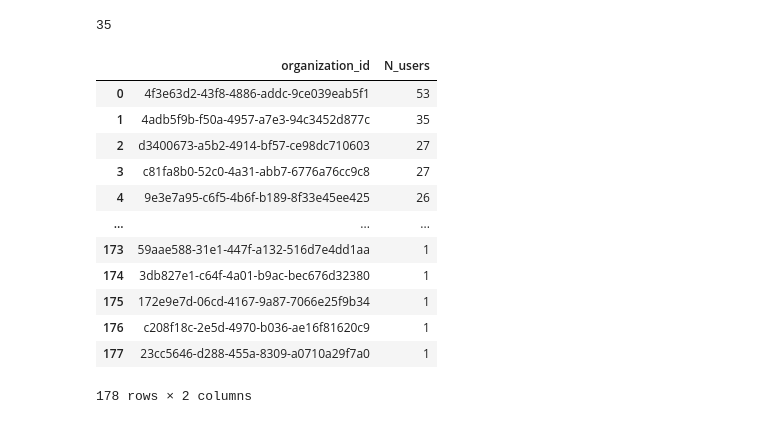
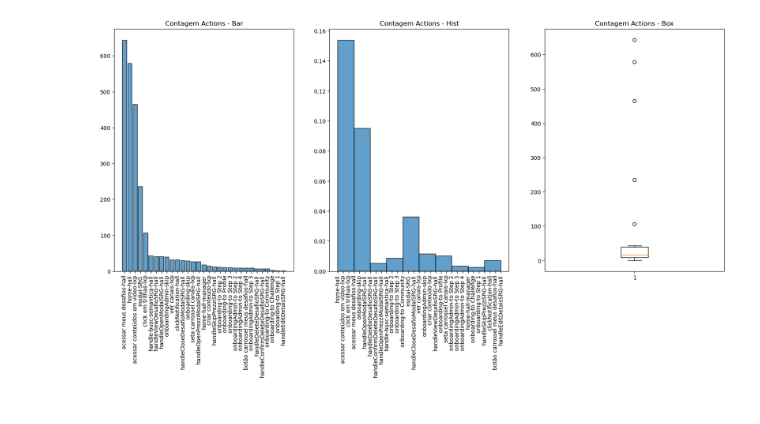
Before and after one commit to felipebns/frst2024, a Jupyter notebook: projeto.ipynb, the cells around one changed output. Saved outputs shown, nothing was run; the diff lists cells and outputs as text; code cells hidden in the pictures.

```diff
--- a/projeto.ipynb
+++ b/projeto.ipynb
@@ -22,10 +24,6 @@ for i,org in enumerate(org_u):
     df_aux = df.loc[(df["organization_id"] == org),:]
     user_aux = df_aux["user"]
     dic_userPorOrg[org] = len(set(user_aux))
-# %%
-dic_userPorOrg['4adb5f9b-f50a-4957-a7e3-94c3452d877c']
-# %% [output]
-35
 # %%
 organizations = []
 n_users = []
@@ -42,18 +40,2 @@ df_userPorOrg = df_userPorOrg.sort_values(ascending=False, by='N_users').reset_i
-# %%
-df_userPorOrg
-# %% [output]
-|  | organization_id | N_users |
-| 0 | 4f3e63d2-43f8-4886-addc-9ce039eab5f1 | 53 |
-| 1 | 4adb5f9b-f50a-4957-a7e3-94c3452d877c | 35 |
-| 2 | d3400673-a5b2-4914-bf57-ce98dc710603 | 27 |
-| 3 | c81fa8b0-52c0-4a31-abb7-6776a76cc9c8 | 27 |
-| 4 | 9e3e7a95-c6f5-4b6f-b189-8f33e45ee425 | 26 |
-| ... | ... | ... |
-| 173 | 59aae588-31e1-447f-a132-516d7e4dd1aa | 1 |
-| 174 | 3db827e1-c64f-4a01-b9ac-bec676d32380 | 1 |
-| 175 | 172e9e7d-06cd-4167-9a87-7066e25f9b34 | 1 |
-| 176 | c208f18c-2e5d-4970-b036-ae16f81620c9 | 1 |
-| 177 | 23cc5646-d288-455a-8309-a0710a29f7a0 | 1 |
-178 rows × 2 columns
 # %%
 dic_pathPorOrg = {}
@@ -68,3 +56,22 @@ for org in orgs:
+# %%
+plt.figure(figsize=(20,8))
+
+plt.subplot(1,3,1)
+plt.bar(df_paths['Actions'], df_paths['Count'], edgecolor='black', linewidth=1.2, alpha=0.7)
+plt.xticks(rotation=90)
+plt.title('Contagem Actions - Bar')
+
+plt.subplot(1,3,2)
+plt.hist(paths_list_t, edgecolor='black', linewidth=1.2, alpha=0.7, density=True)
+plt.xticks(rotation=90)
+plt.title('Contagem Actions - Hist')
+
+plt.subplot(1,3,3)
+plt.boxplot(df_paths['Count'])
+plt.title('Contagem Actions - Box')
+plt.show()
+# %% [output]
+[figure, added]
 # %%
 organizations2 = []
 paths = []
```
Also changed, not shown: parts of 9 cells of this notebook, 3 other files.
